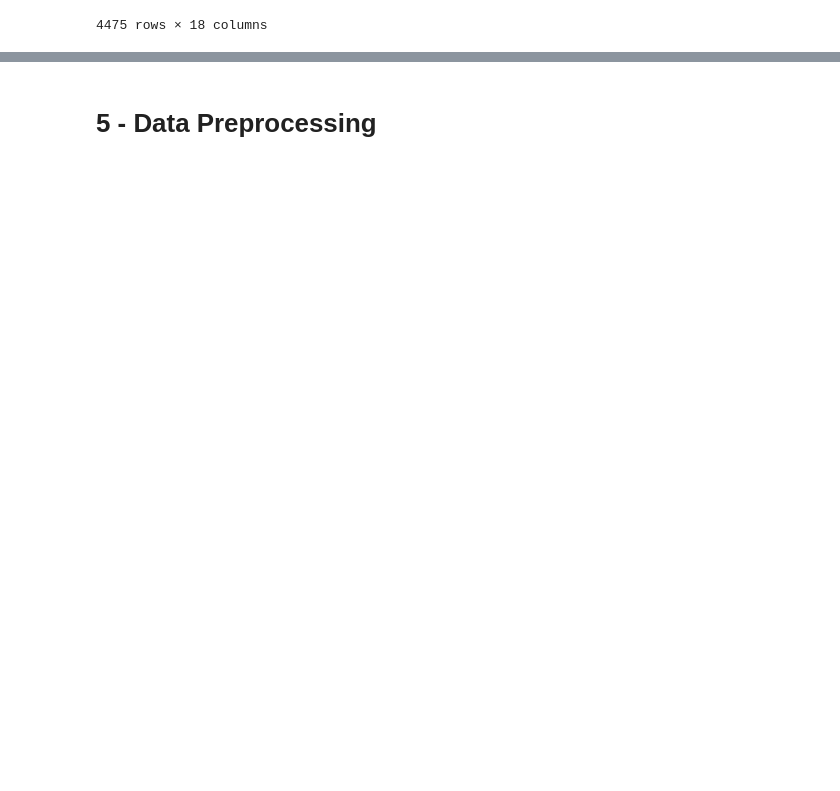
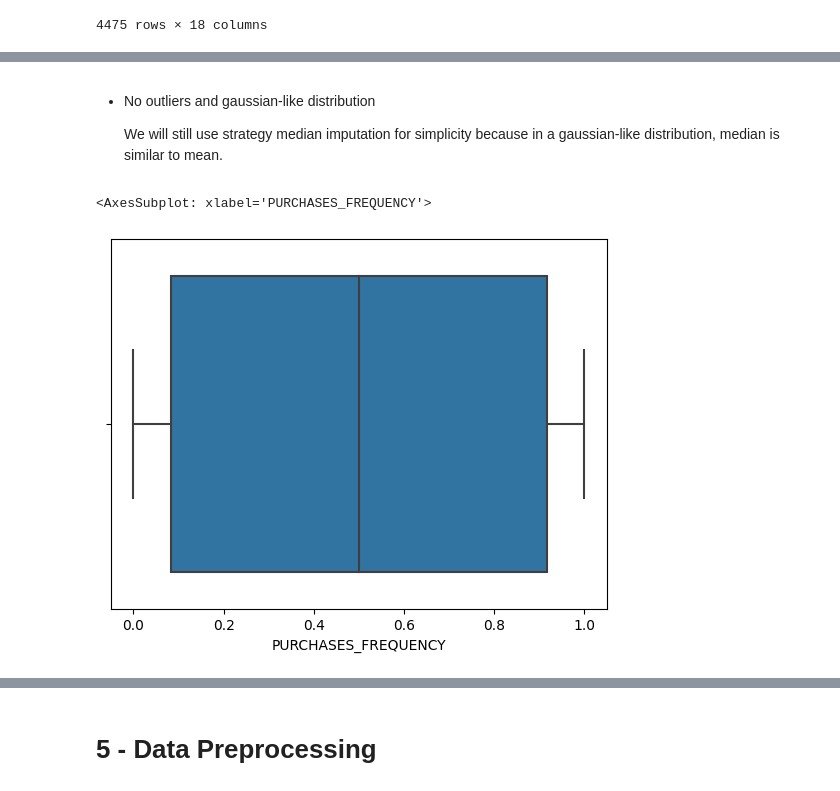
Before and after one commit to jasonrichdarmawan/p1-g4, a Jupyter notebook: h8dsft_P1G4_jason_rich_darmawan_onggo_putra.ipynb, the cells around one changed output, grey strips where cells are left out. Cells and saved outputs as stored; diff of their text form; code cells hidden in the pictures; blank space fills up the shorter version.

```diff
--- a/h8dsft_P1G4_jason_rich_darmawan_onggo_putra.ipynb
+++ b/h8dsft_P1G4_jason_rich_darmawan_onggo_putra.ipynb
@@ -264,0 +324,10 @@ dtype: float64
+# %% [markdown]
+- No outliers and gaussian-like distribution
+
+  We will still use strategy median imputation for simplicity because in a gaussian-like distribution, median is similar to mean.
+# %%
+# Check if 'PURCHASES_FREQUENCY' have outliers.
+sns.boxplot(data=dt, x='PURCHASES_FREQUENCY')
+# %% [output]
+<AxesSubplot: xlabel='PURCHASES_FREQUENCY'>
+[figure, added]
```
Also changed, not shown: parts of 25 cells of this notebook.
